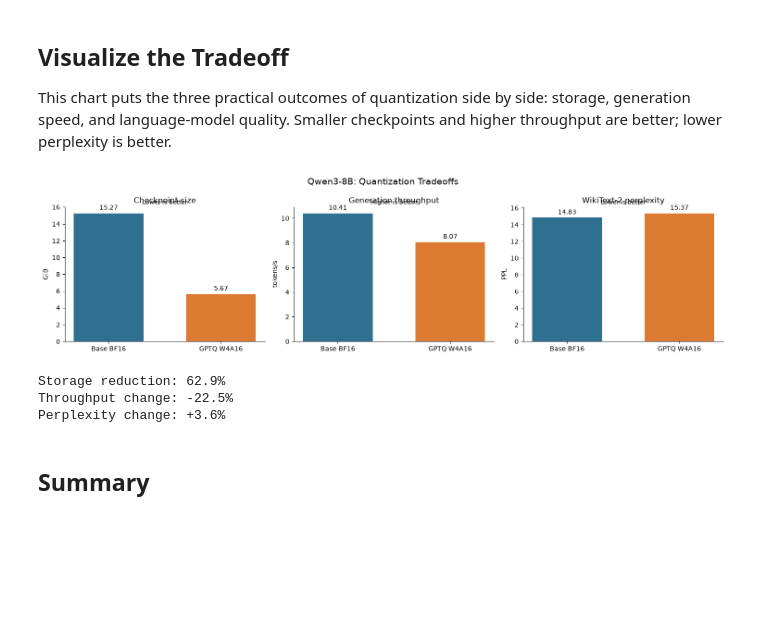
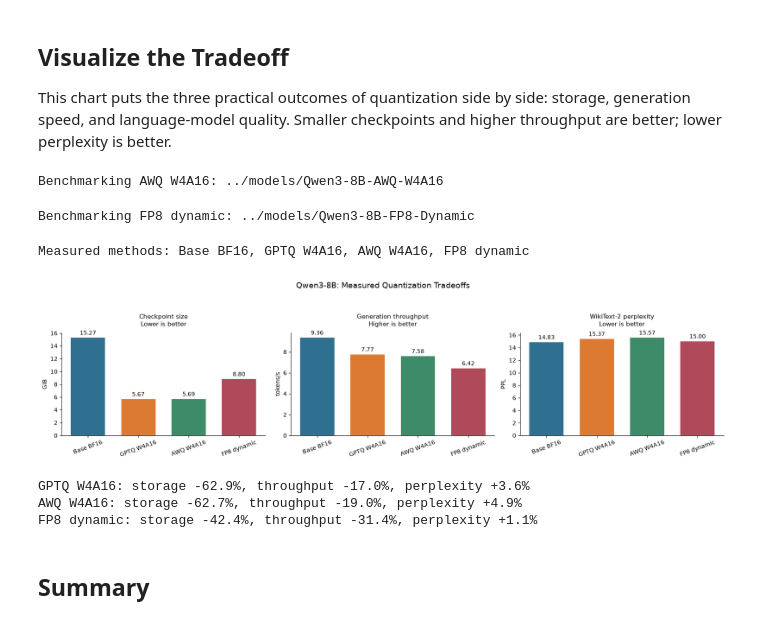
Before and after one commit to Nizarel/InferenceOptimizer, a Jupyter notebook: Compressor/Compress2.ipynb, the cells around one changed output. Cells and saved outputs as stored; diff of their text form; code cells hidden in the pictures; blank space fills up the shorter version.

```diff
--- a/Compressor/Compress2.ipynb
+++ b/Compressor/Compress2.ipynb
@@ -306,7 +228,7 @@ For a fair comparison, AWQ and FP8 use the same base model and calibration data
 from llmcompressor.modifiers.quantization import QuantizationModifier
 from llmcompressor.modifiers.transform.awq import AWQModifier
 
-RUN_ALTERNATIVE_QUANTIZATION = True
+RUN_ALTERNATIVE_QUANTIZATION = False
 ALTERNATIVE_OUTPUT_DIRS = {
     "AWQ W4A16": pathlib.Path(os.environ.get("AWQ_OUTPUT_DIR", "../models/Qwen3-8B-AWQ-W4A16")),
     "FP8 dynamic": pathlib.Path(os.environ.get("FP8_OUTPUT_DIR", "../models/Qwen3-8B-FP8-Dynamic")),
@@ -654,6 +579,10 @@ for method, checkpoint_path in ALTERNATIVE_OUTPUT_DIRS.items():
         torch.cuda.empty_cache()
 
 print(f"Measured methods: {', '.join(result['method'] for result in comparison_results)}")
+# %% [output]
+Benchmarking AWQ W4A16: ../models/Qwen3-8B-AWQ-W4A16
+Benchmarking FP8 dynamic: ../models/Qwen3-8B-FP8-Dynamic
+Measured methods: Base BF16, GPTQ W4A16, AWQ W4A16, FP8 dynamic
 # %%
 import matplotlib.pyplot as plt
 
@@ -668,41 +597,40 @@ color_by_method = {
     "FP8 dynamic": "#b04a5a",
 }
 colors = [color_by_method[label] for label in labels]
 
 fig, axes = plt.subplots(1, 3, figsize=(17, 4.5))
 metrics = [
     (sizes_gib, "Checkpoint size", "GiB", "Lower is better"),
     (throughput, "Generation throughput", "tokens/s", "Higher is better"),
     (perplexity, "WikiText-2 perplexity", "PPL", "Lower is better"),
 ]
 
 for axis, (values, title, unit, direction) in zip(axes, metrics):
     bars = axis.bar(labels, values, color=colors, width=0.68)
-    axis.set_title(title)
+    axis.set_title(f"{title}\n{direction}", fontsize=11, pad=12)
     axis.set_ylabel(unit)
-    axis.text(0.5, 1.02, direction, transform=axis.transAxes, ha="center", fontsize=9)
     axis.bar_label(bars, labels=[f"{value:.2f}" for value in values], padding=3)
     axis.tick_params(axis="x", labelrotation=20)
     axis.spines[["top", "right"]].set_visible(False)
 
-fig.suptitle("Qwen3-8B: Measured Quantization Tradeoffs", fontsize=14)
-fig.tight_layout()
+fig.suptitle("Qwen3-8B: Measured Quantization Tradeoffs", fontsize=14, y=0.99)
+fig.tight_layout(rect=(0, 0, 1, 0.93))
 plt.show()
 
 base_result = comparison_results[0]
 for result in comparison_results[1:]:
     storage_change = (result["size_gib"] / base_result["size_gib"] - 1) * 100
     throughput_change = (result["tokens_per_second"] / base_result["tokens_per_second"] - 1) * 100
     perplexity_change = (result["perplexity"] / base_result["perplexity"] - 1) * 100
     print(
         f"{result['method']}: storage {storage_change:+.1f}%, "
         f"throughput {throughput_change:+.1f}%, perplexity {perplexity_change:+.1f}%"
     )
 # %% [output]
-[figure, old version]
+[figure, new version]
-Storage reduction: 62.9%
-Throughput change: -22.5%
-Perplexity change: +3.6%
+GPTQ W4A16: storage -62.9%, throughput -17.0%, perplexity +3.6%
+AWQ W4A16: storage -62.7%, throughput -19.0%, perplexity +4.9%
+FP8 dynamic: storage -42.4%, throughput -31.4%, perplexity +1.1%
 # %% [markdown]
 ## Summary
 # %% [markdown]
```
Also changed, not shown: parts of 4 cells of this notebook, 8 other files.
